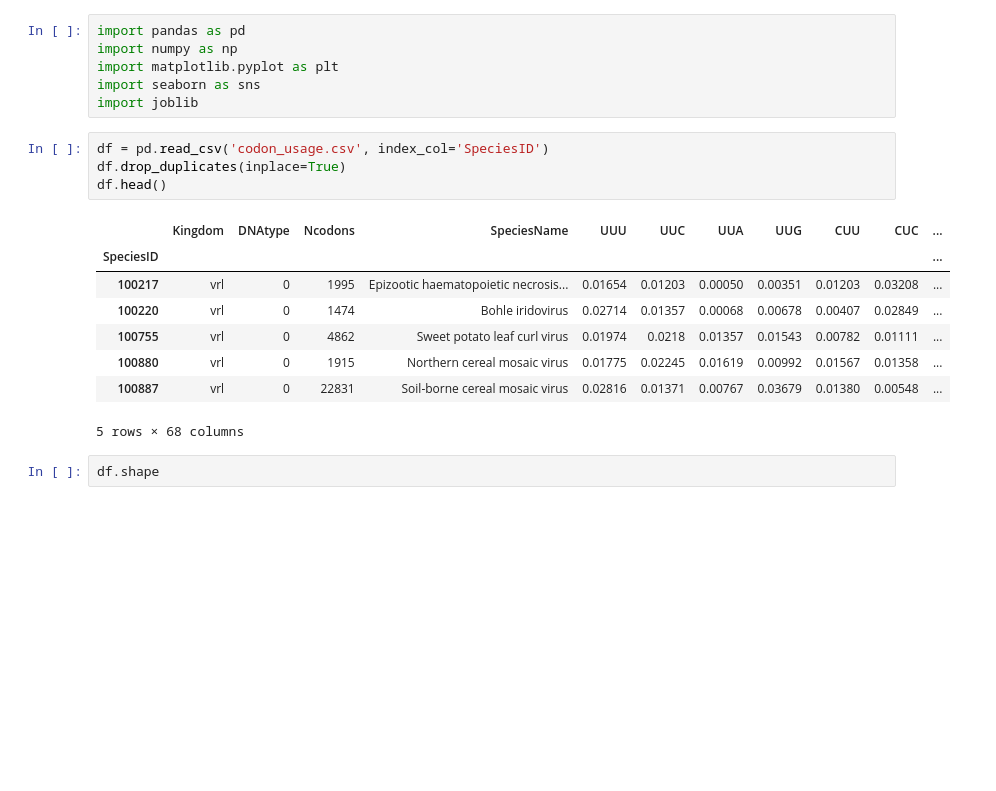
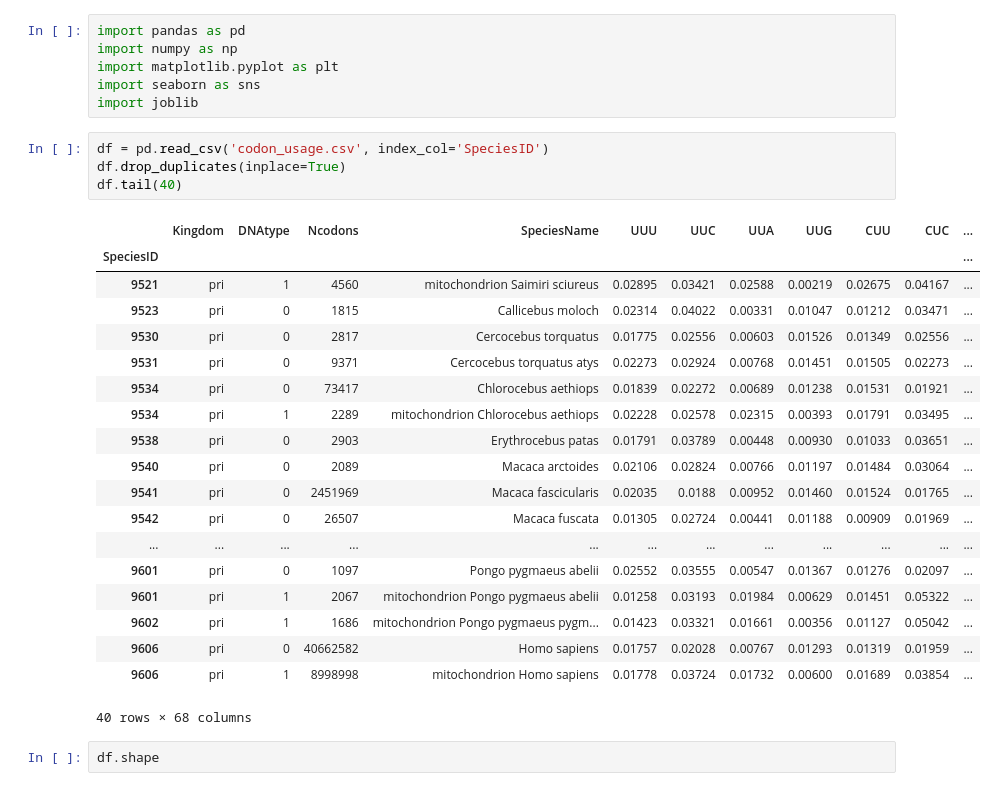
Before and after one commit to cod3astro/ML_practice, a Jupyter notebook: codon_usage.ipynb, the cells around one changed output. Drawn from its saved outputs; the diff is of its cells as text; blank space fills up the shorter version.

```diff
--- a/codon_usage.ipynb
+++ b/codon_usage.ipynb
@@ -9,16 +9,27 @@ import joblib
 # %%
 df = pd.read_csv('codon_usage.csv', index_col='SpeciesID')
 df.drop_duplicates(inplace=True)
-df.head()
+df.tail(40)
 # %% [output]
 |  | Kingdom | DNAtype | Ncodons | SpeciesName | UUU | UUC | UUA | UUG | CUU | CUC | ... |
 | SpeciesID |  |  |  |  |  |  |  |  |  |  | ... |
-| 100217 | vrl | 0 | 1995 | Epizootic haematopoietic necrosis... | 0.01654 | 0.01203 | 0.00050 | 0.00351 | 0.01203 | 0.03208 | ... |
-| 100220 | vrl | 0 | 1474 | Bohle iridovirus | 0.02714 | 0.01357 | 0.00068 | 0.00678 | 0.00407 | 0.02849 | ... |
-| 100755 | vrl | 0 | 4862 | Sweet potato leaf curl virus | 0.01974 | 0.0218 | 0.01357 | 0.01543 | 0.00782 | 0.01111 | ... |
-| 100880 | vrl | 0 | 1915 | Northern cereal mosaic virus | 0.01775 | 0.02245 | 0.01619 | 0.00992 | 0.01567 | 0.01358 | ... |
-| 100887 | vrl | 0 | 22831 | Soil-borne cereal mosaic virus | 0.02816 | 0.01371 | 0.00767 | 0.03679 | 0.01380 | 0.00548 | ... |
+| 9521 | pri | 1 | 4560 | mitochondrion Saimiri sciureus | 0.02895 | 0.03421 | 0.02588 | 0.00219 | 0.02675 | 0.04167 | ... |
+| 9523 | pri | 0 | 1815 | Callicebus moloch | 0.02314 | 0.04022 | 0.00331 | 0.01047 | 0.01212 | 0.03471 | ... |
+| 9530 | pri | 0 | 2817 | Cercocebus torquatus | 0.01775 | 0.02556 | 0.00603 | 0.01526 | 0.01349 | 0.02556 | ... |
+| 9531 | pri | 0 | 9371 | Cercocebus torquatus atys | 0.02273 | 0.02924 | 0.00768 | 0.01451 | 0.01505 | 0.02273 | ... |
+| 9534 | pri | 0 | 73417 | Chlorocebus aethiops | 0.01839 | 0.02272 | 0.00689 | 0.01238 | 0.01531 | 0.01921 | ... |
+| 9534 | pri | 1 | 2289 | mitochondrion Chlorocebus aethiops | 0.02228 | 0.02578 | 0.02315 | 0.00393 | 0.01791 | 0.03495 | ... |
+| 9538 | pri | 0 | 2903 | Erythrocebus patas | 0.01791 | 0.03789 | 0.00448 | 0.00930 | 0.01033 | 0.03651 | ... |
+| 9540 | pri | 0 | 2089 | Macaca arctoides | 0.02106 | 0.02824 | 0.00766 | 0.01197 | 0.01484 | 0.03064 | ... |
+| 9541 | pri | 0 | 2451969 | Macaca fascicularis | 0.02035 | 0.0188 | 0.00952 | 0.01460 | 0.01524 | 0.01765 | ... |
+| 9542 | pri | 0 | 26507 | Macaca fuscata | 0.01305 | 0.02724 | 0.00441 | 0.01188 | 0.00909 | 0.01969 | ... |
+| ... | ... | ... | ... | ... | ... | ... | ... | ... | ... | ... | ... |
+| 9601 | pri | 0 | 1097 | Pongo pygmaeus abelii | 0.02552 | 0.03555 | 0.00547 | 0.01367 | 0.01276 | 0.02097 | ... |
+| 9601 | pri | 1 | 2067 | mitochondrion Pongo pygmaeus abelii | 0.01258 | 0.03193 | 0.01984 | 0.00629 | 0.01451 | 0.05322 | ... |
+| 9602 | pri | 1 | 1686 | mitochondrion Pongo pygmaeus pygm... | 0.01423 | 0.03321 | 0.01661 | 0.00356 | 0.01127 | 0.05042 | ... |
+| 9606 | pri | 0 | 40662582 | Homo sapiens | 0.01757 | 0.02028 | 0.00767 | 0.01293 | 0.01319 | 0.01959 | ... |
+| 9606 | pri | 1 | 8998998 | mitochondrion Homo sapiens | 0.01778 | 0.03724 | 0.01732 | 0.00600 | 0.01689 | 0.03854 | ... |
-5 rows × 68 columns
+40 rows × 68 columns
 # %%
 df.shape
 # %% [output]
```
Also changed, not shown: parts of 5 cells of this notebook.
